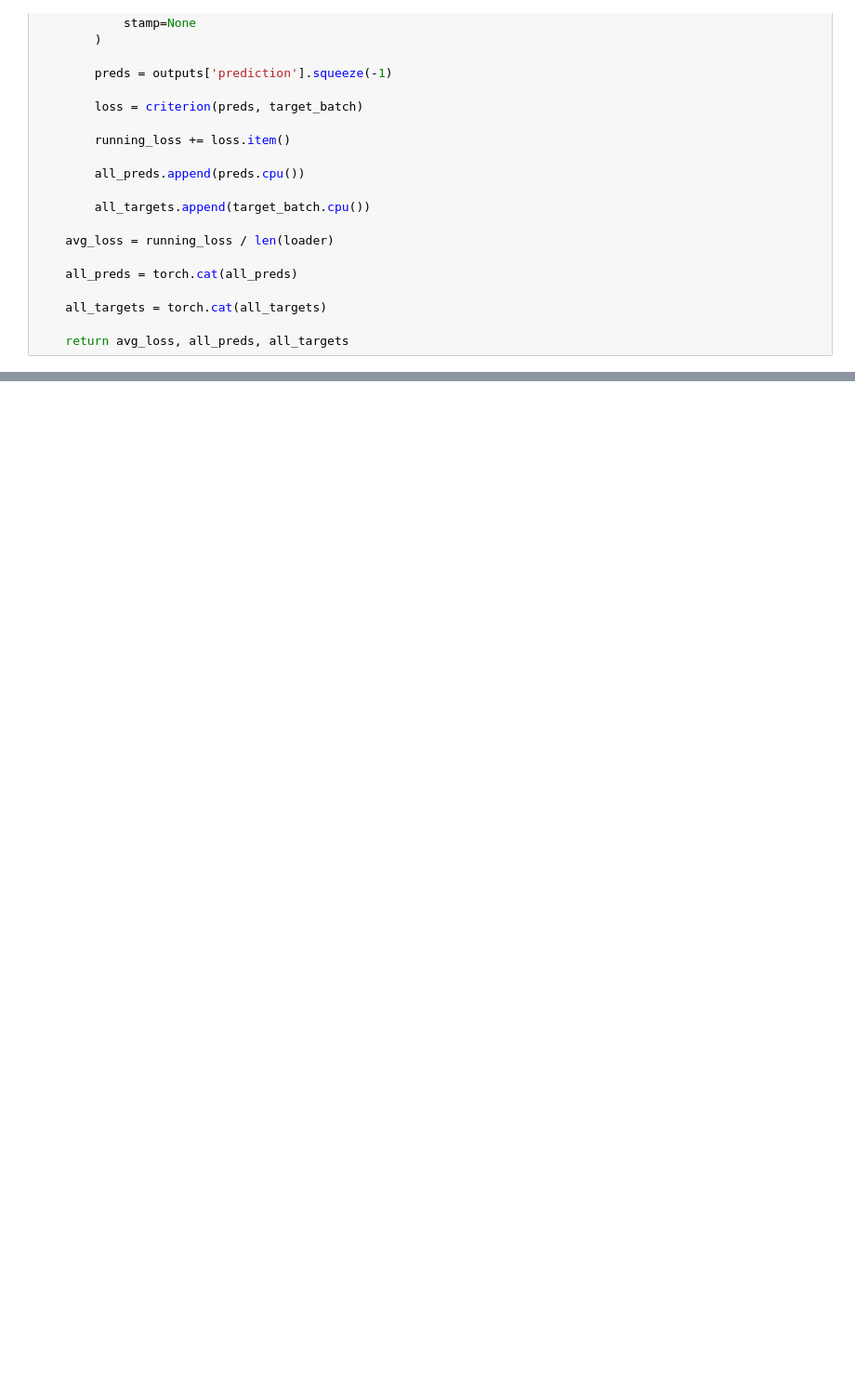
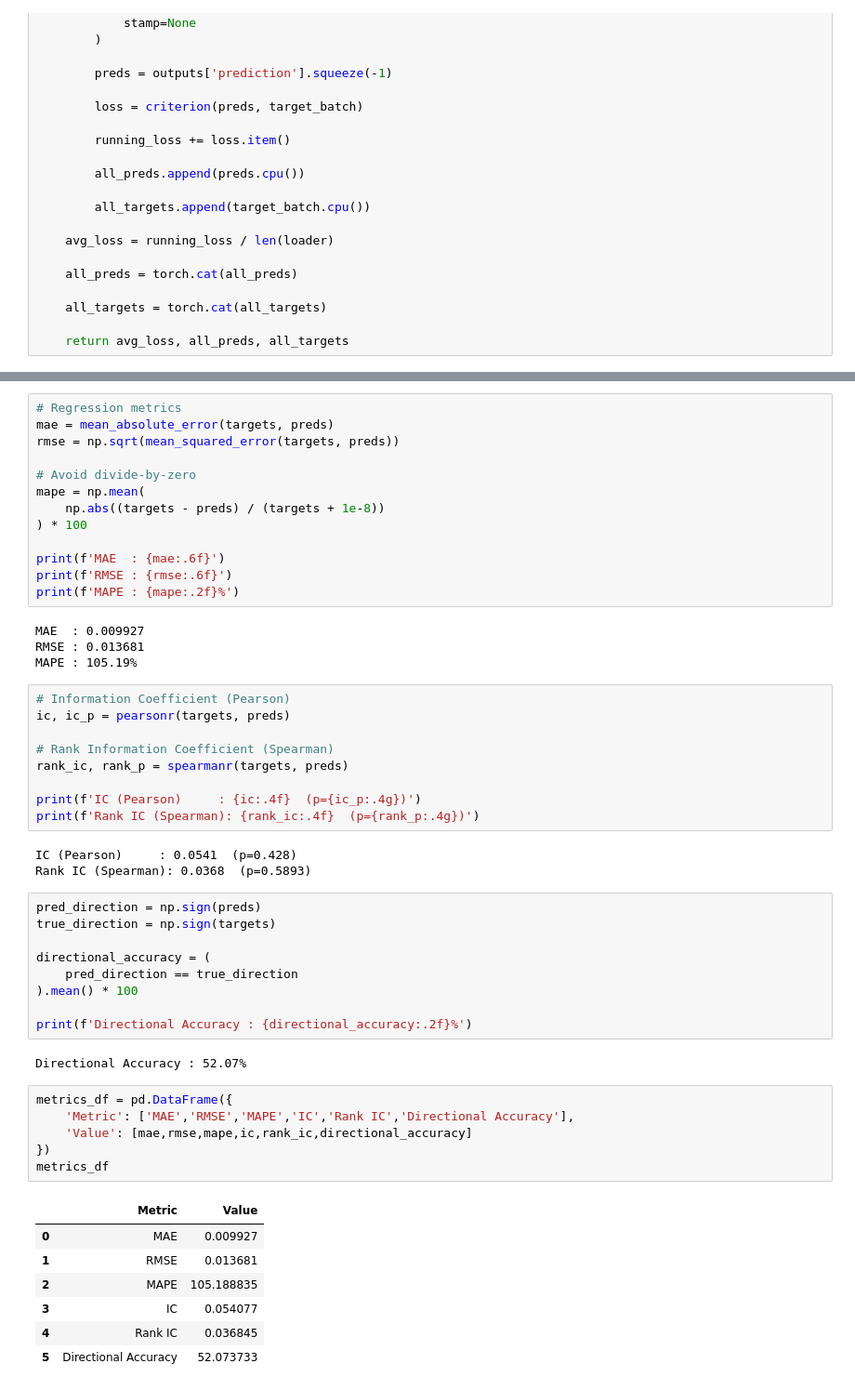
Before and after one commit to adityab-tech/PRISMx, a Jupyter notebook: notebooks/03_Market_Conditioned_Gating.ipynb, the cells around one changed output, grey strips where cells are left out. Shown at 93% size. Cells and saved outputs as stored; diff of their text form; blank space fills up the shorter version.

```diff
--- a/notebooks/03_Market_Conditioned_Gating.ipynb
+++ b/notebooks/03_Market_Conditioned_Gating.ipynb
@@ -1091,0 +1012,54 @@ RuntimeError: mat1 and mat2 shapes cannot be multiplied (1152x5 and 6x256)
+# %%
+# Regression metrics
+mae = mean_absolute_error(targets, preds)
+rmse = np.sqrt(mean_squared_error(targets, preds))
+
+# Avoid divide-by-zero
+mape = np.mean(
+    np.abs((targets - preds) / (targets + 1e-8))
+) * 100
+
+print(f'MAE  : {mae:.6f}')
+print(f'RMSE : {rmse:.6f}')
+print(f'MAPE : {mape:.2f}%')
+# %% [output]
+MAE  : 0.009927
+RMSE : 0.013681
+MAPE : 105.19%
+# %%
+# Information Coefficient (Pearson)
+ic, ic_p = pearsonr(targets, preds)
+
+# Rank Information Coefficient (Spearman)
+rank_ic, rank_p = spearmanr(targets, preds)
+
+print(f'IC (Pearson)     : {ic:.4f}  (p={ic_p:.4g})')
+print(f'Rank IC (Spearman): {rank_ic:.4f}  (p={rank_p:.4g})')
+# %% [output]
+IC (Pearson)     : 0.0541  (p=0.428)
+Rank IC (Spearman): 0.0368  (p=0.5893)
+# %%
+pred_direction = np.sign(preds)
+true_direction = np.sign(targets)
+
+directional_accuracy = (
+    pred_direction == true_direction
+).mean() * 100
+
+print(f'Directional Accuracy : {directional_accuracy:.2f}%')
+# %% [output]
+Directional Accuracy : 52.07%
+# %%
+metrics_df = pd.DataFrame({
+    'Metric': ['MAE','RMSE','MAPE','IC','Rank IC','Directional Accuracy'],
+    'Value': [mae,rmse,mape,ic,rank_ic,directional_accuracy]
+})
+metrics_df
+# %% [output]
+|  | Metric | Value |
+| 0 | MAE | 0.009927 |
+| 1 | RMSE | 0.013681 |
+| 2 | MAPE | 105.188835 |
+| 3 | IC | 0.054077 |
+| 4 | Rank IC | 0.036845 |
+| 5 | Directional Accuracy | 52.073733 |
```
Also changed, not shown: parts of 22 cells of this notebook.
